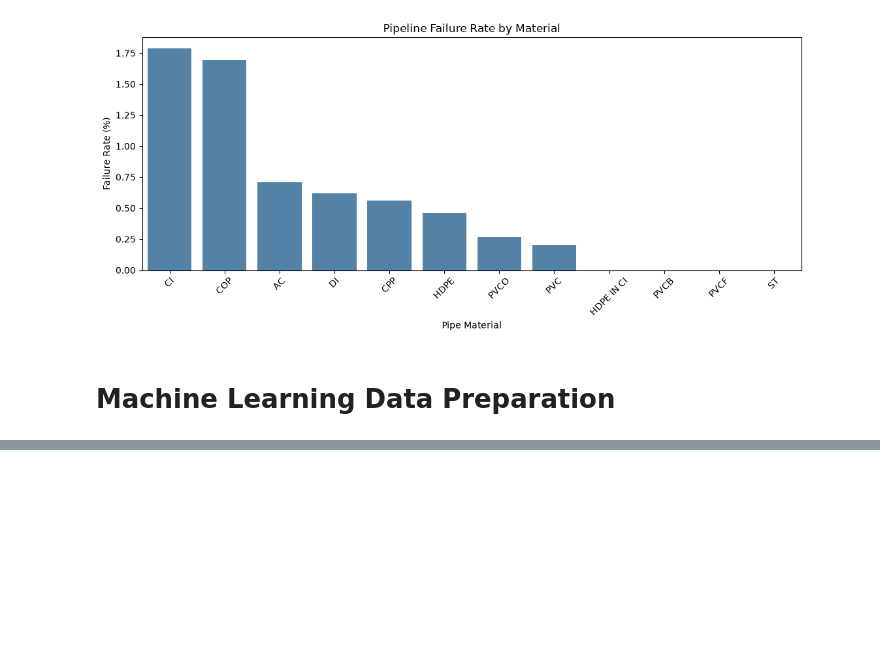
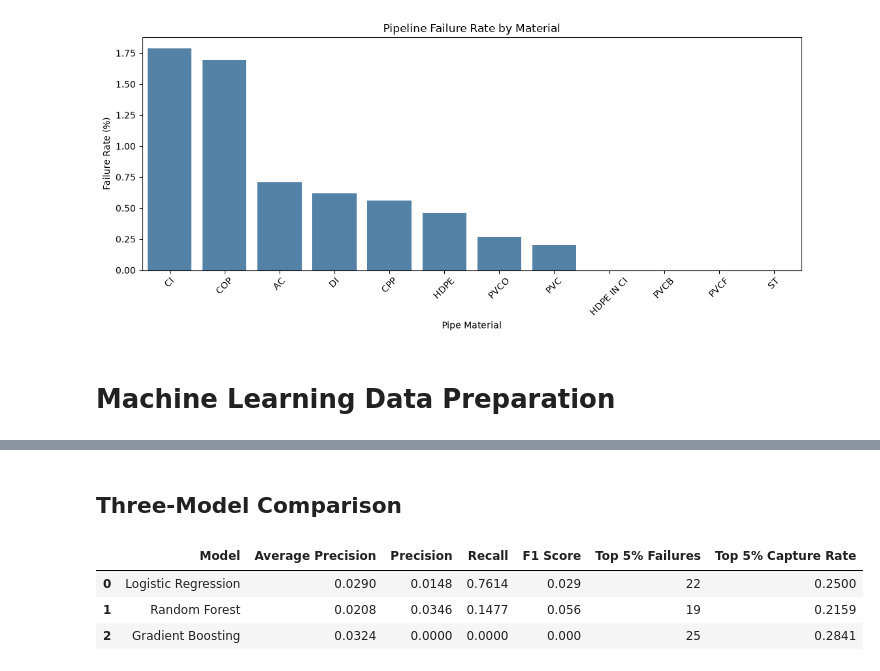
Before and after one commit to ShaimaaAlali8/PipeGuard-AI, a Jupyter notebook: PipeGuard_AI_Project.ipynb, the cells around one changed output, grey strips where cells are left out. Saved outputs shown, nothing was run; the diff lists cells and outputs as text; code cells hidden in the pictures; blank space fills up the shorter version.

```diff
--- a/PipeGuard_AI_Project.ipynb
+++ b/PipeGuard_AI_Project.ipynb
@@ -522,0 +877,19 @@ plt.show()
+# %%
+# Import Logistic Regression
+from sklearn.linear_model import LogisticRegression
+from sklearn.pipeline import Pipeline
+
+# Combine preprocessing with Logistic Regression
+logistic_model = Pipeline(steps=[
+    ("preprocessor", preprocessor),
+    ("classifier", LogisticRegression(
+        max_iter=2000,
+        class_weight="balanced",
+        random_state=42
+    ))
+])
+
+# Train the model using training data only
+logistic_model.fit(X_train, y_train)
+
+print("Logistic Regression trained successfully!")
@@ -522,0 +1279,41 @@ plt.show()
+# %% [markdown]
+## Three-Model Comparison
+# %%
+# Compare all three models using 2024 validation results
+
+comparison = pd.DataFrame({
+    "Model": [
+        "Logistic Regression",
+        "Random Forest",
+        "Gradient Boosting"
+    ],
+    "Average Precision": [
+        ap, rf_ap, gb_ap
+    ],
+    "Precision": [
+        precision, rf_precision, gb_precision
+    ],
+    "Recall": [
+        recall, rf_recall, gb_recall
+    ],
+    "F1 Score": [
+        f1, rf_f1, gb_f1
+    ],
+    "Top 5% Failures": [
+        failures_top5,
+        rf_failures_top5,
+        gb_failures_top5
+    ],
+    "Top 5% Capture Rate": [
+        top5_capture,
+        rf_top5_capture,
+        gb_top5_capture
+    ]
+})
+
+display(comparison.round(4))
+# %% [output]
+|  | Model | Average Precision | Precision | Recall | F1 Score | Top 5% Failures | Top 5% Capture Rate |
+| 0 | Logistic Regression | 0.0290 | 0.0148 | 0.7614 | 0.029 | 22 | 0.2500 |
+| 1 | Random Forest | 0.0208 | 0.0346 | 0.1477 | 0.056 | 19 | 0.2159 |
+| 2 | Gradient Boosting | 0.0324 | 0.0000 | 0.0000 | 0.000 | 25 | 0.2841 |
```
Also changed, not shown: parts of 41 cells of this notebook, 4 other files.
